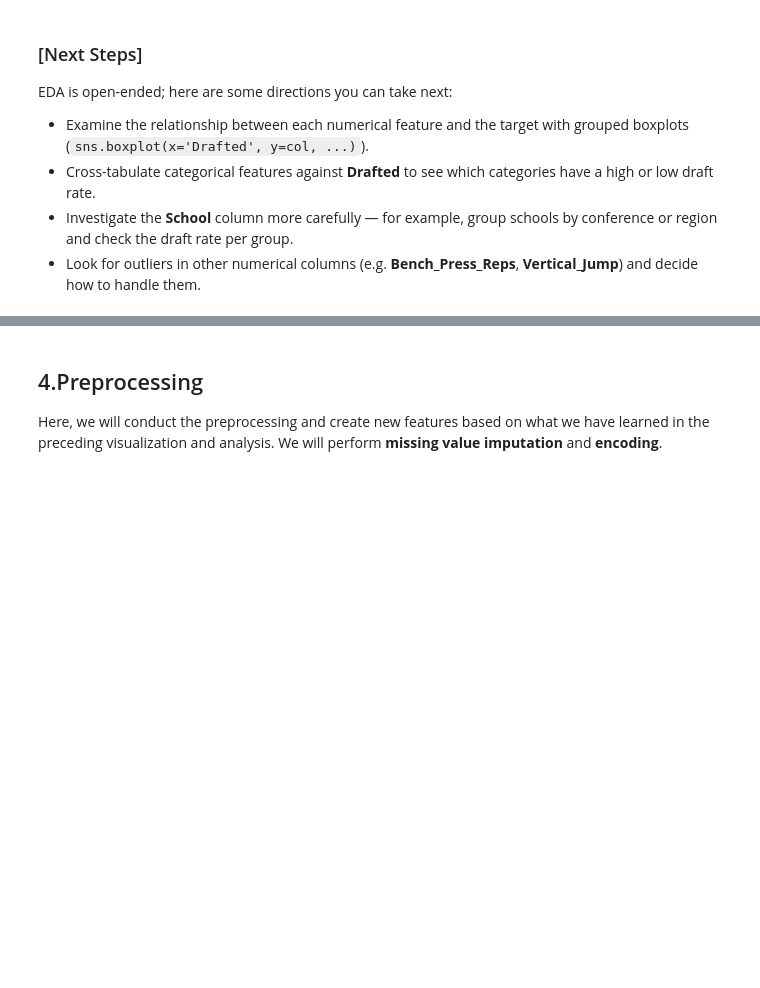
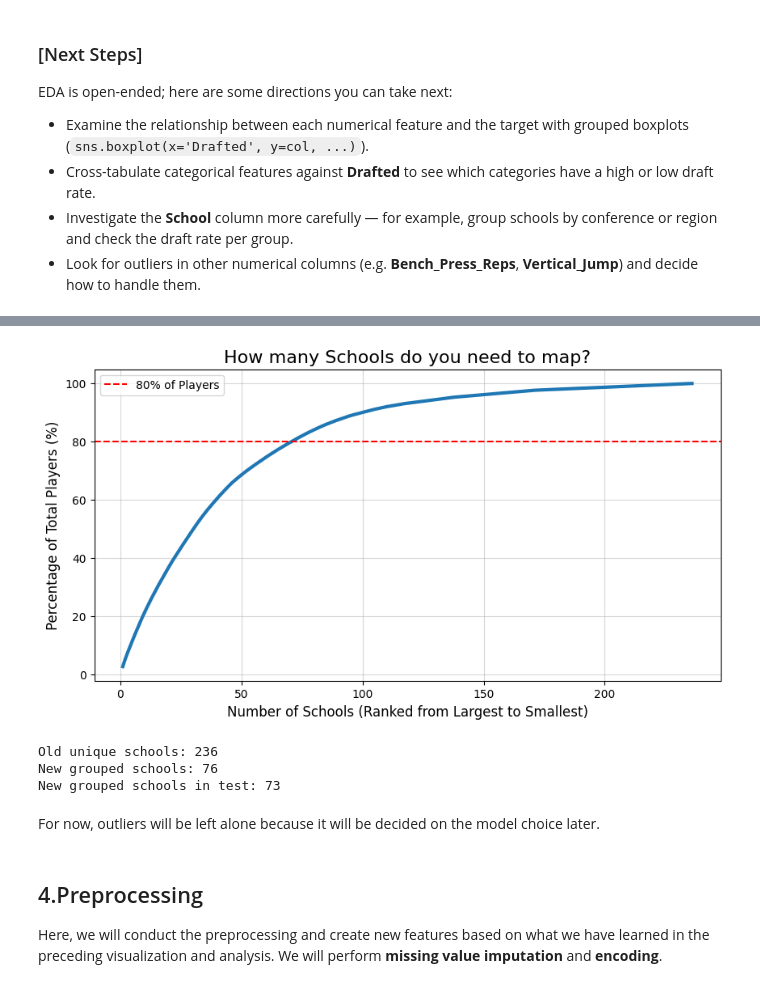
Before and after one commit to Direwen/GCI-Competition, a Jupyter notebook: baseline.ipynb, the cells around one changed output, grey strips where cells are left out. Drawn from its saved outputs; the diff is of its cells as text; code cells hidden in the pictures; blank space fills up the shorter version.

```diff
--- a/baseline.ipynb
+++ b/baseline.ipynb
@@ -433,3 +527,34 @@ EDA is open-ended; here are some directions you can take next:
+# %%
+school_counts = train["School"].value_counts()
+cumulative_percent = school_counts.cumsum() / school_counts.sum() * 100
+
+plt.figure(figsize=(10, 5))
+plt.plot(np.arange(1, len(school_counts) + 1), cumulative_percent, linewidth=3)
+plt.axhline(y=80, color='r', linestyle='--', label='80% of Players')
+
+plt.title('How many Schools do you need to map?', fontsize=16)
+plt.xlabel('Number of Schools (Ranked from Largest to Smallest)', fontsize=12)
+plt.ylabel('Percentage of Total Players (%)', fontsize=12)
+plt.grid(True, alpha=0.5)
+plt.legend()
+plt.show()
+# %% [output]
+[figure, added]
+# %%
+top_75_schools = train["School"].value_counts().head(75).index
+train["School_Grouped"] = np.where(train["School"].isin(top_75_schools), train["School"], 'Other')
+test["School_Grouped"] = np.where(test["School"].isin(top_75_schools), test["School"], 'Other')
+
+
+print(f"Old unique schools: {train['School'].nunique()}")
+print(f"New grouped schools: {train['School_Grouped'].nunique()}")
+print(f"New grouped schools in test: {test['School_Grouped'].nunique()}")
+# %% [output]
+Old unique schools: 236
+New grouped schools: 76
+New grouped schools in test: 73
+# %% [markdown]
+For now, outliers will be left alone because it will be decided on the model choice later.
 # %% [markdown]
 ## 4.Preprocessing
 
```
Also changed, not shown: parts of 30 cells of this notebook.
